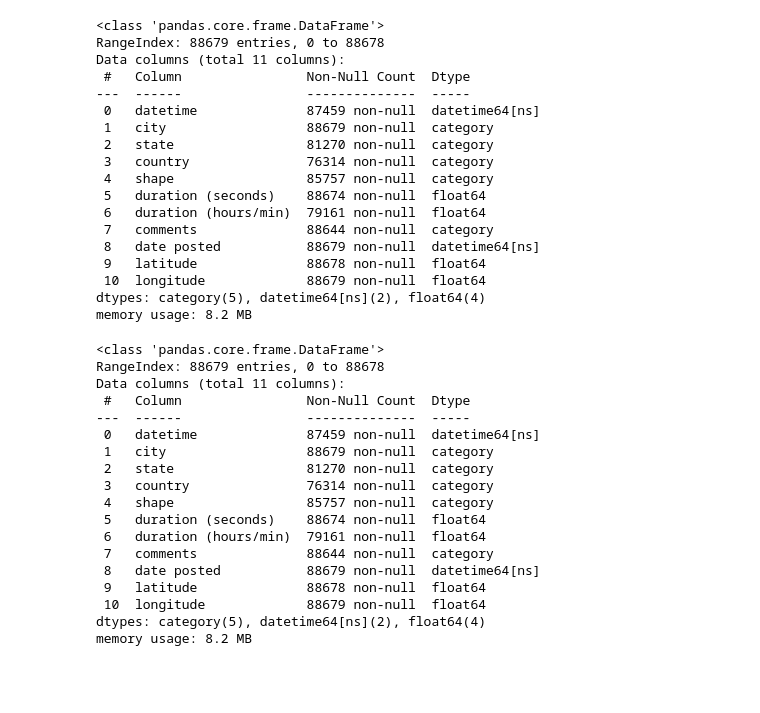
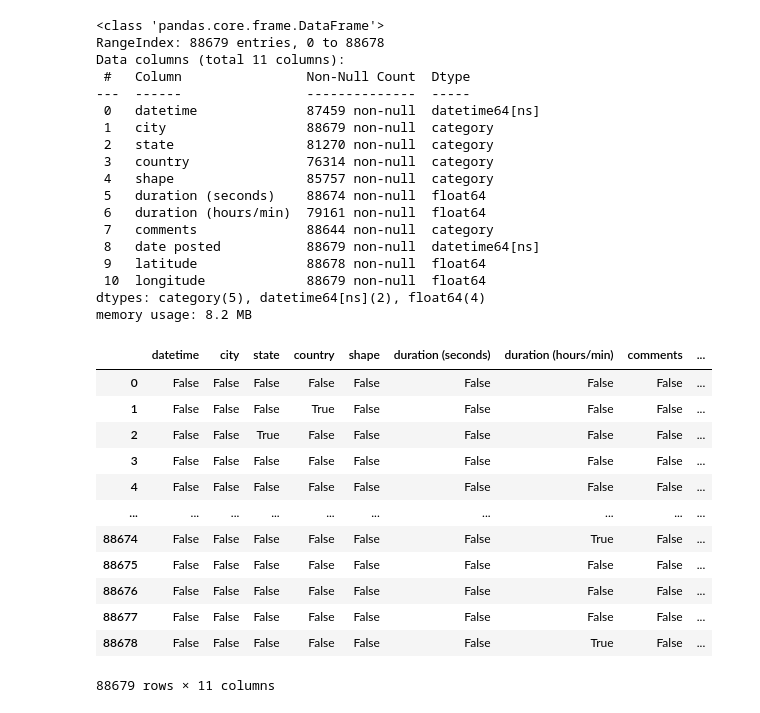
Before and after one commit to Aharv123/UFO-Sighting-Data-Cleaning-And-FeatureEngineering, a Jupyter notebook: project.ipynb, the cells around one changed output. Saved outputs shown, nothing was run; the diff lists cells and outputs as text; code cells hidden in the pictures; blank space fills up the shorter version.

```diff
--- a/project.ipynb
+++ b/project.ipynb
@@ -124,22 +128,18 @@ memory usage: 8.2 MB
 # %%
 # Okay now we have put this dataset into correct format.
 # %%
+df.isna()
 # %% [output]
+|  | datetime | city | state | country | shape | duration (seconds) | duration (hours/min) | comments | ... |
+| 0 | False | False | False | False | False | False | False | False | ... |
+| 1 | False | False | False | True | False | False | False | False | ... |
+| 2 | False | False | True | False | False | False | False | False | ... |
+| 3 | False | False | False | False | False | False | False | False | ... |
+| 4 | False | False | False | False | False | False | False | False | ... |
+| ... | ... | ... | ... | ... | ... | ... | ... | ... | ... |
+| 88674 | False | False | False | False | False | False | True | False | ... |
+| 88675 | False | False | False | False | False | False | False | False | ... |
+| 88676 | False | False | False | False | False | False | False | False | ... |
+| 88677 | False | False | False | False | False | False | False | False | ... |
+| 88678 | False | False | False | False | False | False | True | False | ... |
-<class 'pandas.core.frame.DataFrame'>
-RangeIndex: 88679 entries, 0 to 88678
-Data columns (total 11 columns):
- #   Column                Non-Null Count  Dtype
----  ------                --------------  -----
- 0   datetime              87459 non-null  datetime64[ns]
- 1   city                  88679 non-null  category
- 2   state                 81270 non-null  category
- 3   country               76314 non-null  category
- 4   shape                 85757 non-null  category
- 5   duration (seconds)    88674 non-null  float64
- 6   duration (hours/min)  79161 non-null  float64
- 7   comments              88644 non-null  category
- 8   date posted           88679 non-null  datetime64[ns]
- 9   latitude              88678 non-null  float64
- 10  longitude             88679 non-null  float64
-dtypes: category(5), datetime64[ns](2), float64(4)
-memory usage: 8.2 MB
+88679 rows × 11 columns
```
Also changed, not shown: parts of 10 cells of this notebook.
